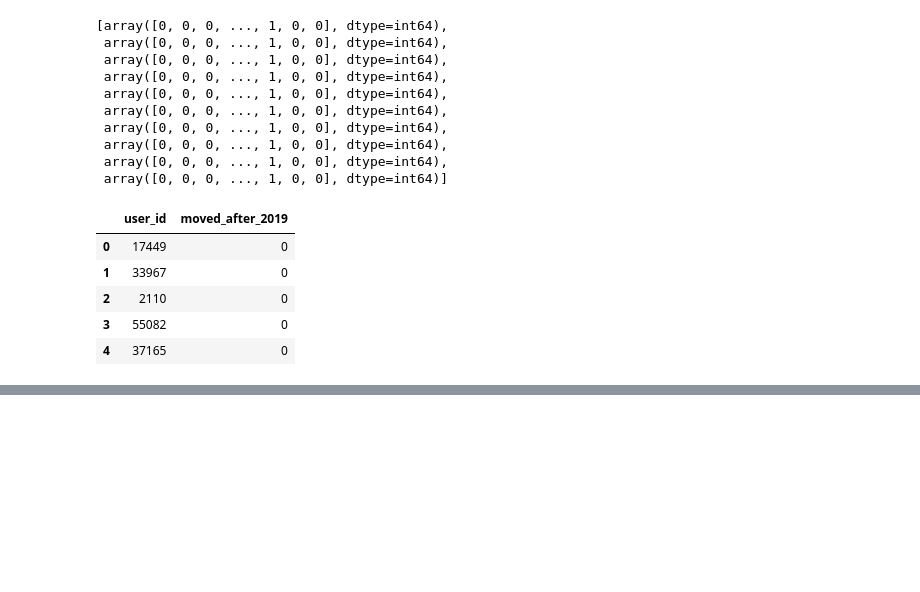
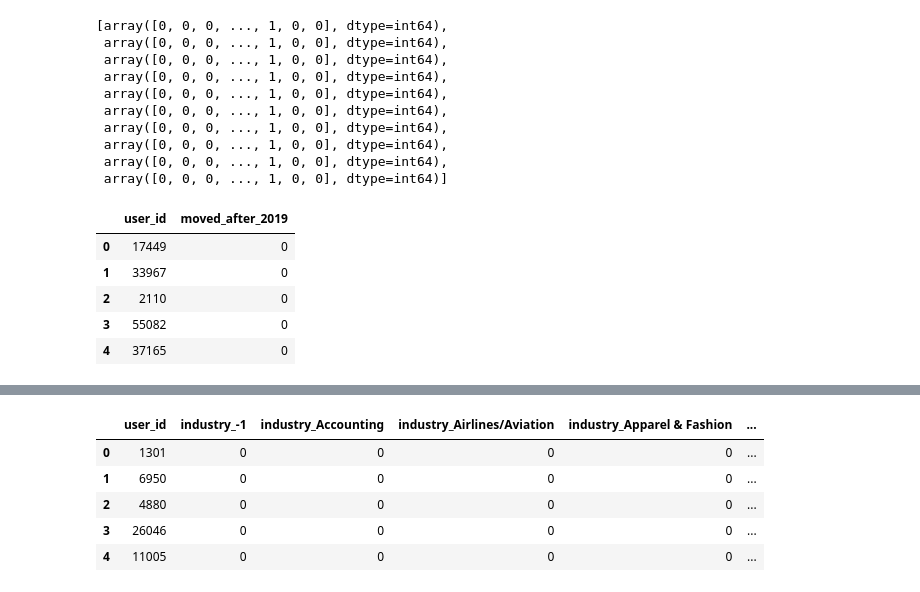
Before and after one commit to furkaneneseren/Datathon-BBVA, a Jupyter notebook: churn-with-linkedin.ipynb, the cells around one changed output, grey strips where cells are left out. Saved outputs shown, nothing was run; the diff lists cells and outputs as text; code cells hidden in the pictures; blank space fills up the shorter version.

```diff
--- a/churn-with-linkedin.ipynb
+++ b/churn-with-linkedin.ipynb
@@ -891,0 +1173,12 @@ sample_submission.to_csv('submission.csv',index=False)
+# %%
+train.drop(columns=["Unnamed: 0"], inplace=True)
+# %%
+train = train.merge(language_agg, on = 'user_id', how = 'left')
+train.head()
+# %% [output]
+|  | user_id | industry_-1 | industry_Accounting | industry_Airlines/Aviation | industry_Apparel & Fashion | ... |
+| 0 | 1301 | 0 | 0 | 0 | 0 | ... |
+| 1 | 6950 | 0 | 0 | 0 | 0 | ... |
+| 2 | 4880 | 0 | 0 | 0 | 0 | ... |
+| 3 | 26046 | 0 | 0 | 0 | 0 | ... |
+| 4 | 11005 | 0 | 0 | 0 | 0 | ... |
```
Also changed, not shown: parts of 29 cells of this notebook.
